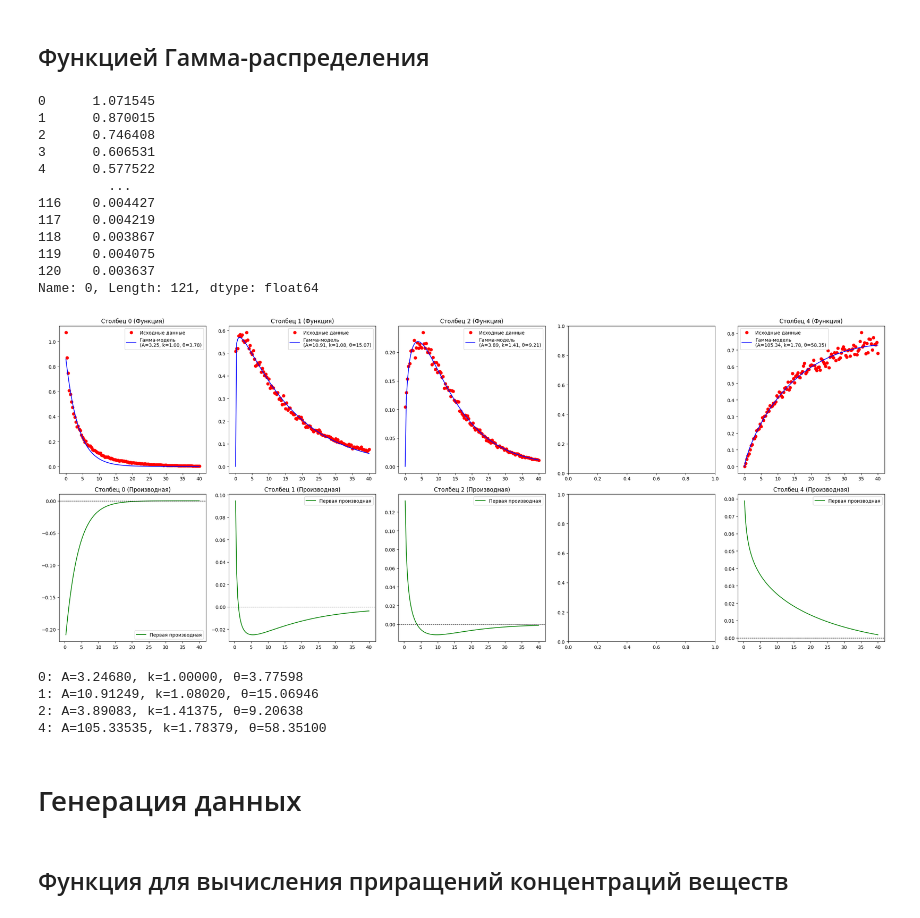
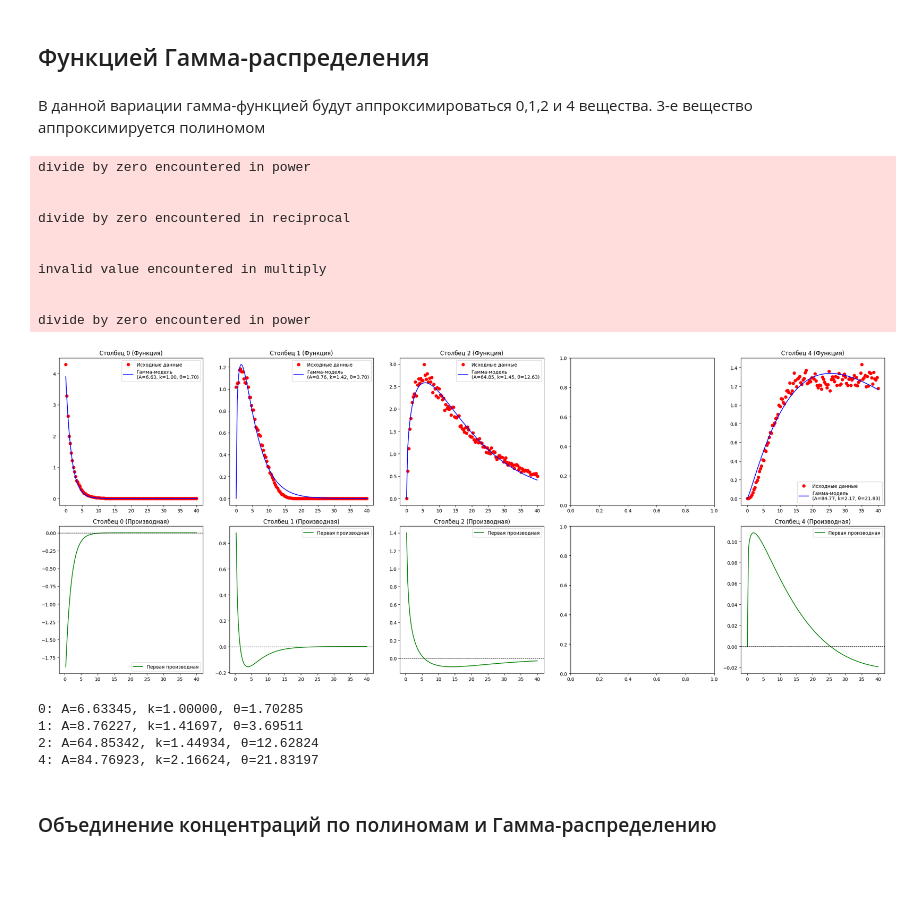
Before and after one commit to Lirik-17/Chemistry, a Jupyter notebook: MY_WORK/My_chem_gen/experiments/10_realize_gamma_distrib.ipynb, the cells around one changed output. Drawn from its saved outputs; the diff is of its cells as text; code cells hidden in the pictures; blank space fills up the shorter version.

```diff
--- a/MY_WORK/My_chem_gen/experiments/10_realize_gamma_distrib.ipynb
+++ b/MY_WORK/My_chem_gen/experiments/10_realize_gamma_distrib.ipynb
@@ -52,8 +52,11 @@ def true_ode_func(t: float, y: np.ndarray, k: np.ndarray) -> np.ndarray:
 N_REACTION = 4                                                           # кол-во реакций
 N_SUBSTANCE = 5                                                          # кол-во веществ
 VR_TIME = 40                                                             # время протекания реакций
-INIT_CONC = np.array([1.0, 0.5, 0.1, 0.4, 0])                            # начальные концентрации веществ
-k = np.array([0.2, 0.1, 0.13, 0.3])                                      # константы скоростей реакций
+# INIT_CONC = np.array([1.0, 0.5, 0.1, 0.4, 0])                            # начальные концентрации веществ
+# k = np.array([0.2, 0.1, 0.13, 0.3])                                      # константы скоростей реакций
+
+k = np.array([0.02, 0.5, 0.05, 2.])
+INIT_CONC = np.array([4.0, 1, 0, 0, 0])
 
 tspan = [0.0, VR_TIME]                                               # временной промежуток
 tsteps = np.linspace(0, VR_TIME, VR_TIME*3 + 1)                # шаги по временному промежутку (количество точек)
@@ -156,7 +159,8 @@ print(data)
 # %% [markdown]
 ## Сплайнами
 # %%
-splines = []  # Список для хранения моделей
+splines_data = np.zeros_like(data[0])    # Массив для хранения данных генерации моделей
+splines_model = []                       # Массив для хранения моделей
 
 # Создаем плотную сетку для отображения сплайна
 x_dense = np.linspace(0, VR_TIME, len(tsteps) * 1)
@@ -165,7 +169,8 @@ x_dense = np.linspace(0, VR_TIME, len(tsteps) * 1)
 knots = np.linspace(0, VR_TIME, 7)
 knots = np.delete(knots, [0, -1])           # Узлы должны быть внутри диапазона x, не должны содержать концов
 
-knots_smart = [10.]                # Сделал меньше промежутки в начале, где происходят интенсивные изменения
+# knots_smart = [10.]                # Сделал меньше промежутки в начале, где происходят интенсивные изменения
+knots_smart = [5., 7.5, 10., 12.5, 15.]
 
 # Перебираем вещества
 for i in [3]:
@@ -173,10 +178,10 @@ for i in [3]:
 
     # Создаем и обучаем модель полиномиальной регрессии
     spline = LSQUnivariateSpline(tsteps, y, knots_smart, k=3)
-    splines.append(spline)  # Сохраняем модель
+    splines_model.append(spline)  # Сохраняем модель
 
     y_pred = spline(x_dense)
-    # y_pred = spline(tsteps)
+    splines_data = y_pred  # Сохраняем данные модели
 
     # Строим график
     plt.scatter(tsteps, y, color='blue', label='Наблюдения', s=15)
@@ -201,20 +206,7 @@ for i in [3]:
 # %% [markdown]
 ## Функцией Гамма-распределения
-# %%
-data[0]
-# %% [output]
-0      1.071545
-1      0.870015
-2      0.746408
-3      0.606531
-4      0.577522
-         ...
-116    0.004427
-117    0.004219
-118    0.003867
-119    0.004075
-120    0.003637
-Name: 0, Length: 121, dtype: float64
+# %% [markdown]
+В данной вариации гамма-функцией будут аппроксимироваться 0,1,2 и 4 вещества. 3-е вещество аппроксимируется полиномом
 # %%
 def gamma_function(t, A, k, theta):
     return A * (t ** (k - 1)) * np.exp(-t / theta) / (theta ** k * sp.gamma(k))
@@ -225,10 +217,15 @@ def gamma_derivative(t, A, k, theta):
     return A * (term1 - term2) / (theta ** k * sp.gamma(k))
 
 num_columns = data.shape[1]
+
 # Создание графиков для каждого столбца
 fig, axes = plt.subplots(2, num_columns, figsize=(5 * num_columns, 10))
 if num_columns == 1:
     axes = [axes]
+
+# np массивы для хранения данных
+data_common = np.zeros_like(data)               # хранение концентраций
+derivatives_common = np.zeros_like(data)        # хранение производных
 
 for i in [0, 1, 2, 4]:
     column_data = data[i]
@@ -239,39 +236,49 @@ for i in [0, 1, 2, 4]:
     if (k_opt - 1) < 0.01:
         k_opt = 1
 
     # Вычисление функции и её производной
     fit_curve = gamma_function(tsteps, A_opt, k_opt, theta_opt)
     fit_derivative = gamma_derivative(tsteps, A_opt, k_opt, theta_opt)
+
+    # Сохраняем результаты в словари
+    data_common[:, i] = fit_curve
+    derivatives_common[:, i] = fit_derivative
 
     # Визуализация функции
     axes[0, i].scatter(tsteps, column_data, label='Исходные данные', color='red')
     axes[0, i].plot(tsteps, fit_curve, label=f'Гамма-модель\n(A={A_opt:.2f}, k={k_opt:.2f}, θ={theta_opt:.2f})', color='blue')
     axes[0, i].set_title(f'Столбец {i} (Функция)')
     axes[0, i].legend()
 
     # Визуализация производной
     axes[1, i].plot(tsteps, fit_derivative, label='Первая производная', color='green')
     axes[1, i].set_title(f'Столбец {i} (Производная)')
     axes[1, i].axhline(0, color='black', linestyle='--', linewidth=0.8)
     axes[1, i].legend()
 
 plt.tight_layout()
 plt.show()
 
 
 # Вывод оптимальных параметров для всех столбцов
 for column in [0, 1, 2, 4]:
     column_data = data[column]
     params, _ = opt.curve_fit(gamma_function, tsteps[:len(column_data)], column_data, p0=[1, 2, 1])
     A_opt, k_opt, theta_opt = params
     print(f"{column}: A={A_opt:.5f}, k={k_opt:.5f}, θ={theta_opt:.5f}")
 # %% [output]
+divide by zero encountered in power
+
+
+divide by zero encountered in reciprocal
+
+
+invalid value encountered in multiply
+
+
+divide by zero encountered in power
-[figure, old version]
+[figure, new version]
-0: A=3.24680, k=1.00000, θ=3.77598
-1: A=10.91249, k=1.08020, θ=15.06946
-2: A=3.89083, k=1.41375, θ=9.20638
-4: A=105.33535, k=1.78379, θ=58.35100
+0: A=6.63345, k=1.00000, θ=1.70285
+1: A=8.76227, k=1.41697, θ=3.69511
+2: A=64.85342, k=1.44934, θ=12.62824
+4: A=84.76923, k=2.16624, θ=21.83197
-# %% [markdown]
-# Генерация данных
-# %% [markdown]
-## Функция для вычисления приращений концентраций веществ
@@ -302,0 +285,2 @@ def true_ode_func(t: float, y: np.ndarray, k: np.ndarray) -> np.ndarray:
+# %% [markdown]
+### Объединение концентраций по полиномам и Гамма-распределению
```
Also changed, not shown: parts of 32 cells of this notebook, 10 other files.
